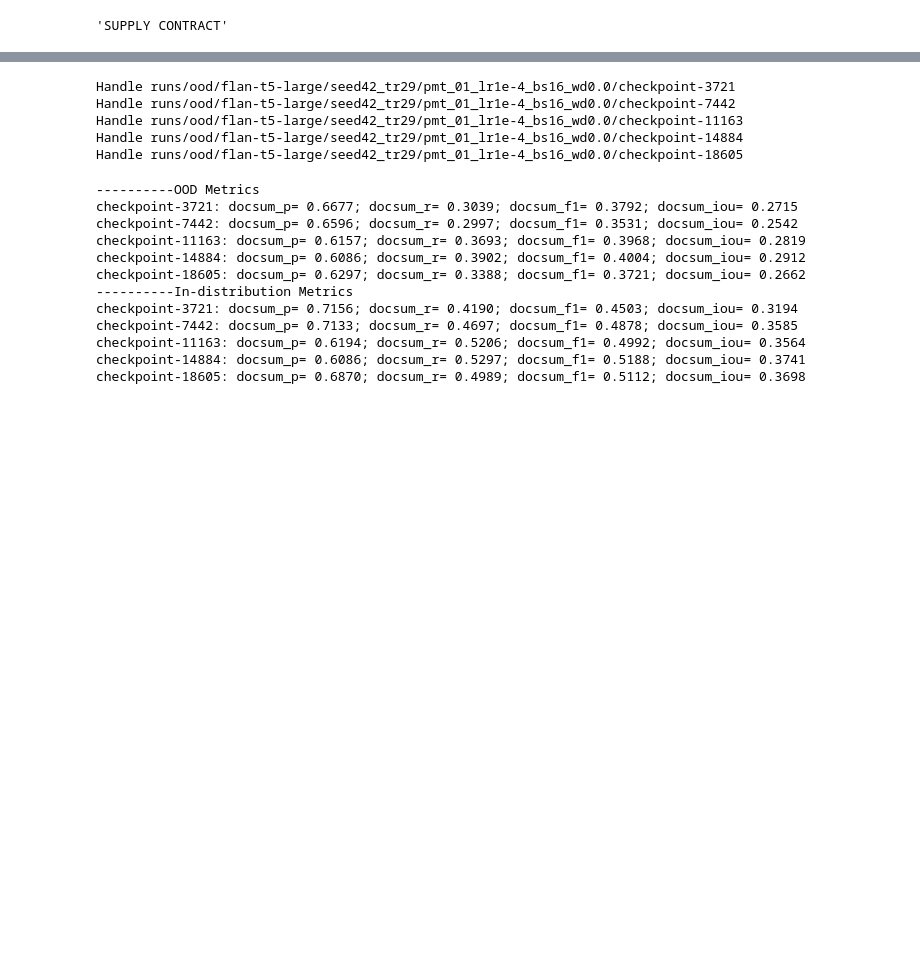
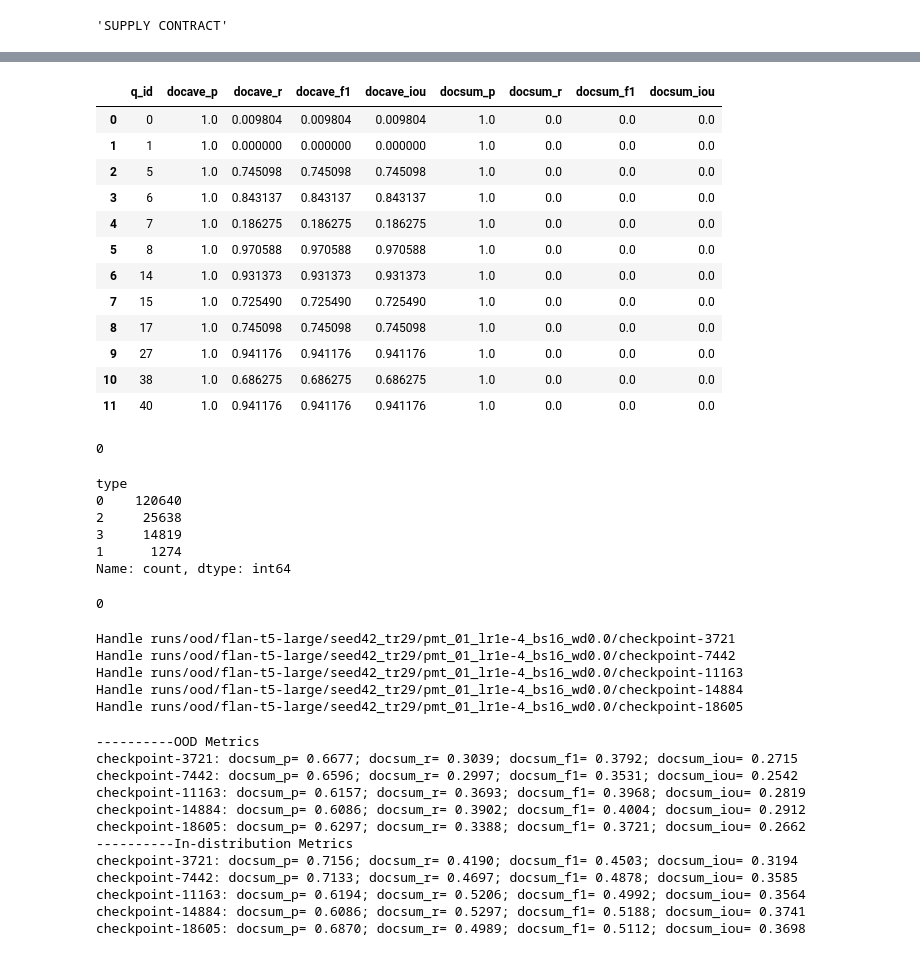
Before and after one commit to srhthu/ContClause, a Jupyter notebook: scripts/jupyter/get_metrics.ipynb, the cells around one changed output, grey strips where cells are left out. Cells and saved outputs as stored; diff of their text form; code cells hidden in the pictures; blank space fills up the shorter version.

```diff
--- a/scripts/jupyter/get_metrics.ipynb
+++ b/scripts/jupyter/get_metrics.ipynb
@@ -108,0 +159,17 @@ print(met_df)
+# %%
+met_df = get_clause_metrics(test_meta_ood, pred_df[pred_df['type'] > 0])
+met_df
+# %% [output]
+|  | q_id | docave_p | docave_r | docave_f1 | docave_iou | docsum_p | docsum_r | docsum_f1 | docsum_iou |
+| 0 | 0 | 1.0 | 0.009804 | 0.009804 | 0.009804 | 1.0 | 0.0 | 0.0 | 0.0 |
+| 1 | 1 | 1.0 | 0.000000 | 0.000000 | 0.000000 | 1.0 | 0.0 | 0.0 | 0.0 |
+| 2 | 5 | 1.0 | 0.745098 | 0.745098 | 0.745098 | 1.0 | 0.0 | 0.0 | 0.0 |
+| 3 | 6 | 1.0 | 0.843137 | 0.843137 | 0.843137 | 1.0 | 0.0 | 0.0 | 0.0 |
+| 4 | 7 | 1.0 | 0.186275 | 0.186275 | 0.186275 | 1.0 | 0.0 | 0.0 | 0.0 |
+| 5 | 8 | 1.0 | 0.970588 | 0.970588 | 0.970588 | 1.0 | 0.0 | 0.0 | 0.0 |
+| 6 | 14 | 1.0 | 0.931373 | 0.931373 | 0.931373 | 1.0 | 0.0 | 0.0 | 0.0 |
+| 7 | 15 | 1.0 | 0.725490 | 0.725490 | 0.725490 | 1.0 | 0.0 | 0.0 | 0.0 |
+| 8 | 17 | 1.0 | 0.745098 | 0.745098 | 0.745098 | 1.0 | 0.0 | 0.0 | 0.0 |
+| 9 | 27 | 1.0 | 0.941176 | 0.941176 | 0.941176 | 1.0 | 0.0 | 0.0 | 0.0 |
+| 10 | 38 | 1.0 | 0.686275 | 0.686275 | 0.686275 | 1.0 | 0.0 | 0.0 | 0.0 |
+| 11 | 40 | 1.0 | 0.941176 | 0.941176 | 0.941176 | 1.0 | 0.0 | 0.0 | 0.0 |
@@ -109,3 +187,20 @@ print(met_df)
+# %%
+q2whole[6]['n_pred'].sum()
+# %% [output]
+0
+# %%
+test_meta_id['type'].value_counts()
+# %% [output]
+type
+0    120640
+2     25638
+3     14819
+1      1274
+Name: count, dtype: int64
+# %%
+q2whole[5]['n_joint'].sum()
+# %% [output]
+0
 # %%
 # Handle flan-t5
 run_dir = Path('runs/ood/flan-t5-large/seed42_tr29/pmt_01_lr1e-4_bs16_wd0.0')
```
Also changed, not shown: parts of 16 cells of this notebook, 12 other files.
